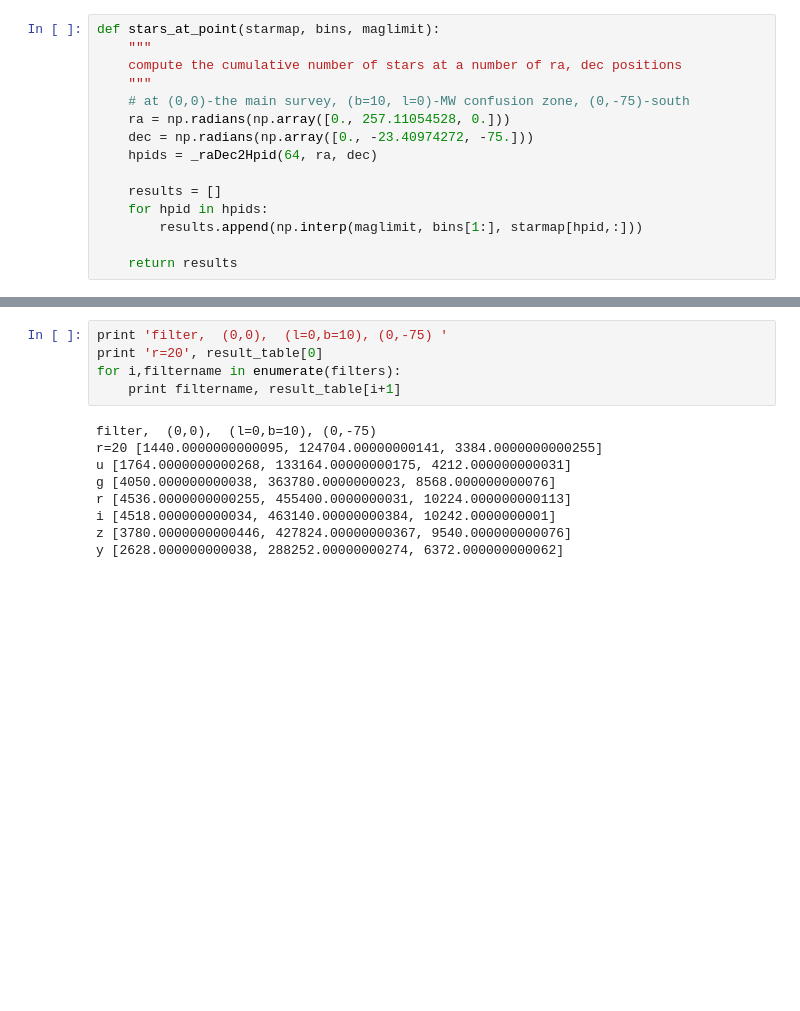
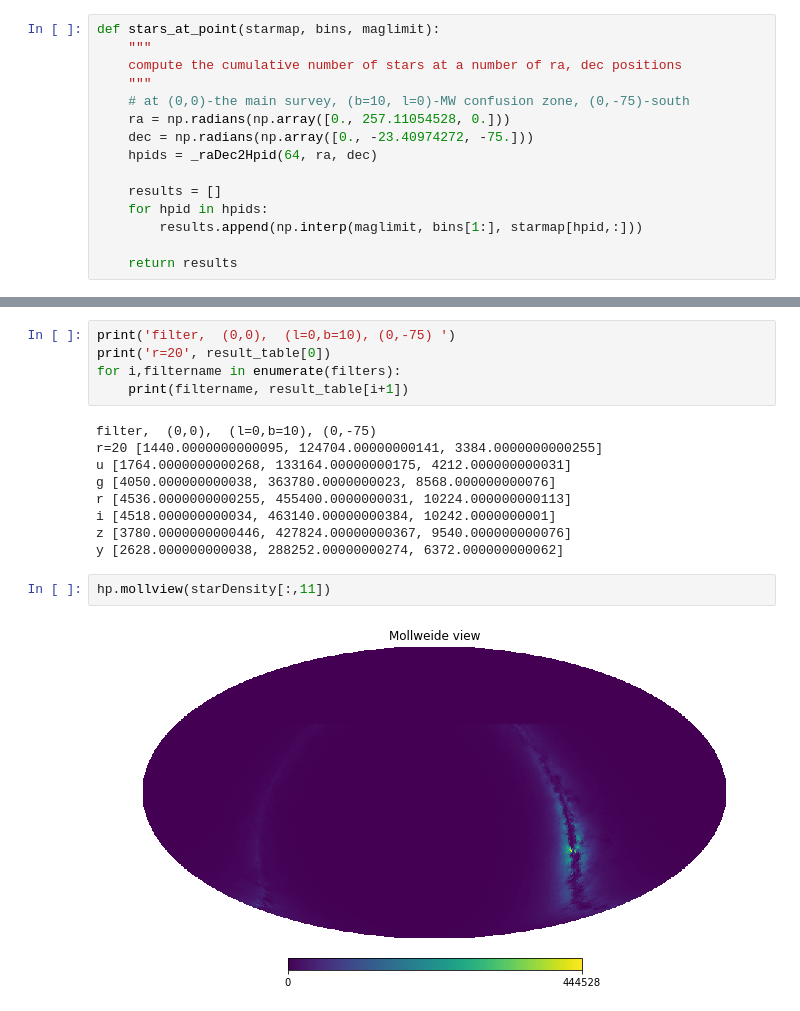
Before and after one commit to lsst-sims/legacy_sims_maps, a Jupyter notebook: notebooks/Star_Map_Examples.ipynb, the cells around one changed output, grey strips where cells are left out. Saved outputs shown, nothing was run; the diff lists cells and outputs as text; blank space fills up the shorter version.

```diff
--- a/notebooks/Star_Map_Examples.ipynb
+++ b/notebooks/Star_Map_Examples.ipynb
@@ -95,8 +103,8 @@ for filterName in filters:
 # %%
-print 'filter,  (0,0),  (l=0,b=10), (0,-75) '
-print 'r=20', result_table[0]
+print('filter,  (0,0),  (l=0,b=10), (0,-75) ')
+print('r=20', result_table[0])
 for i,filtername in enumerate(filters):
-    print filtername, result_table[i+1]
+    print(filtername, result_table[i+1])
 # %% [output]
 filter,  (0,0),  (l=0,b=10), (0,-75)
 r=20 [1440.0000000000095, 124704.00000000141, 3384.0000000000255]
@@ -106,3 +114,7 @@ r [4536.0000000000255, 455400.0000000031, 10224.000000000113]
 i [4518.000000000034, 463140.00000000384, 10242.0000000001]
 z [3780.0000000000446, 427824.00000000367, 9540.000000000076]
 y [2628.000000000038, 288252.00000000274, 6372.000000000062]
+# %%
+hp.mollview(starDensity[:,11])
+# %% [output]
+[figure, added]
```
Also changed, not shown: parts of 4 cells of this notebook, 1 other file.
